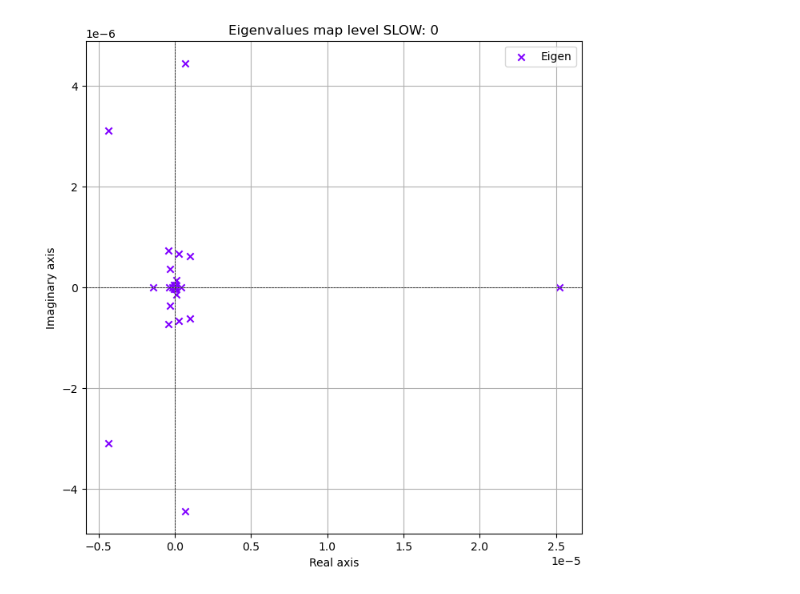
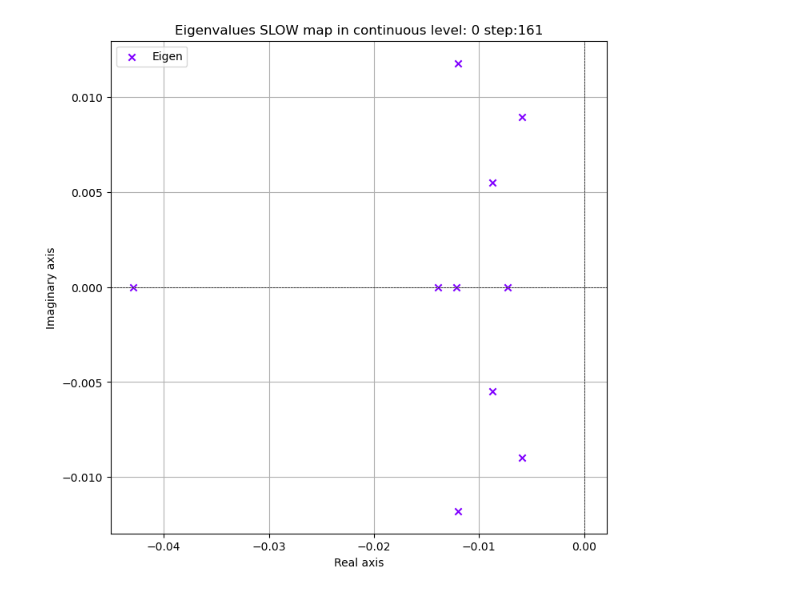
Before and after one commit to GabrieleRinaldi/Data-Driven-methods, a Jupyter notebook: mrdmdc_matlab_live.ipynb, the cells around one changed output. Cells and saved outputs as stored; diff of their text form; code cells hidden in the pictures.

```diff
--- a/mrdmdc_matlab_live.ipynb
+++ b/mrdmdc_matlab_live.ipynb
@@ -1293,66 +1396,62 @@ plt.show()
 # %%
-
-
-'''andiamo a plottare gli autovalori di ogni livello CON LA RIMOZIONE DEGLI SLOW'''
+#plot of eigenvalues SLOW of each level in continuous
 colors = plt.cm.rainbow(np.linspace(0, 1, iteration_level(nodes) + 1))
 for level in range (0, iteration_level(nodes) + 1):
     eigenvalues = []
+    #filtration = []
     for node in nodes:
         if node.level == level:
-            #eigenvalues.extend(node.eigs / ( 2 * pi * node.step))
-            eigenvalues.extend(node.mu)
+            step = node.step
+            if node.mu_SLOW_cont is None:
+                break
+            eigenvalues.extend(node.mu_SLOW_cont)
+            #filtration.extend([node.percentage_of_filtration])
 
     real_part = np.real(eigenvalues)
     imag_part = np.imag(eigenvalues)
-    # Crea il grafico
+
+    #if len(filtration) != 0:
+    #   percentage_of_filtration = sum(filtration) / len(filtration)
+
     plt.figure(figsize=(8, 8))
     plt.scatter(real_part, imag_part, marker='x', color=colors[level], label='Eigen')
 
     plt.axhline(0, color='black', linewidth=0.5, linestyle='--')
     plt.axvline(0, color='black', linewidth=0.5, linestyle='--')
 
-    # Imposta i titoli e la legenda
-    plt.title('Eigenvalues map level SLOW: ' + str(level))
+    plt.title('Eigenvalues SLOW map in continuous level: ' + str(level) + ' step:' +str(step))
     plt.xlabel('Real axis')
     plt.ylabel('Imaginary axis')
     plt.legend()
 
-    # Mostra il grafico
     plt.grid(True)
     plt.show()
 
 
 
 
-
-
-'''plotto il grafico con tutti gli autovalori dei vari livelli con colori diversi CON LA RIMOZIONE DEGLI SLOW'''
-
-# Crea una lista di colori per ogni livello
+#plot of all eigenvalues SLOW in continuous in the same plot
 colors = plt.cm.rainbow(np.linspace(0, 1, iteration_level(nodes) + 1))
 
-    # Crea il grafico con tutti gli autovalori
 plt.figure(figsize=(8, 8))
 
 for level in range(iteration_level(nodes) + 1):
     plt.scatter([],[], color = colors[level], label = "eigenvalues level: " + str(level))
     for node in nodes:
         if node.level == level:
-            #plt.scatter(node.eigs.real / (2* pi * node.step), node.eigs.imag / (2 * pi * node.step), marker='x', color=colors[level])
-            plt.scatter(node.mu.real, node.mu.imag, marker='x', color=colors[level])
-
+            if node.mu_SLOW_cont is None:
+                break
+            plt.scatter(node.mu_SLOW_cont.real, node.mu_SLOW_cont.imag, marker='x', color=colors[level])
 
 plt.axhline(0, color='black', linewidth=0.5, linestyle='--')
 plt.axvline(0, color='black', linewidth=0.5, linestyle='--')
 
-    # Imposta i titoli e la legenda
-plt.title('Eigenvalues map SLOW per Livello')
-plt.xlabel('Asse Reale')
-plt.ylabel('Asse Immaginario')
+plt.title('Eigenvalues SLOW map in continuous')
+plt.xlabel('Real axis')
+plt.ylabel('Imaginary axis')
 plt.legend()
 
-    # Mostra il grafico
 plt.grid(True)
 plt.show()
 # %% [output]
-[figure, old version]
+[figure, new version]
```
Also changed, not shown: parts of 12 cells of this notebook, 1 other file.
